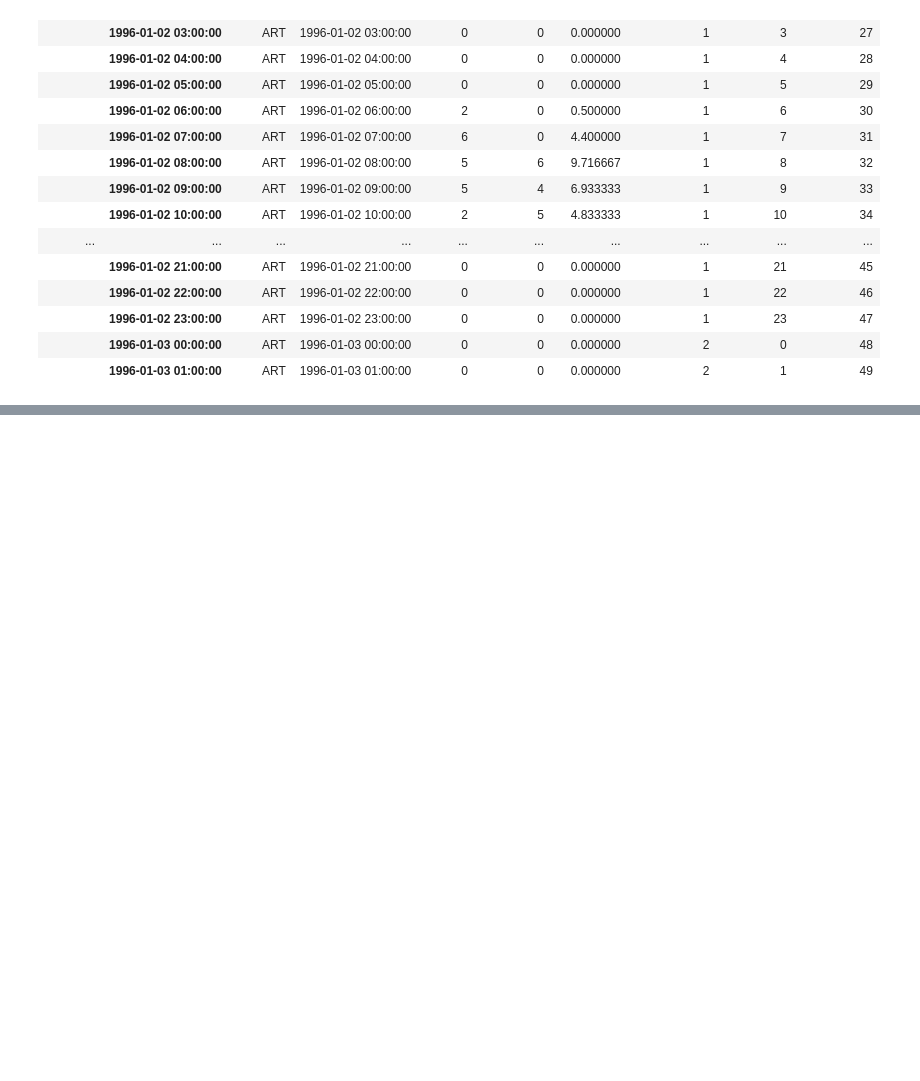
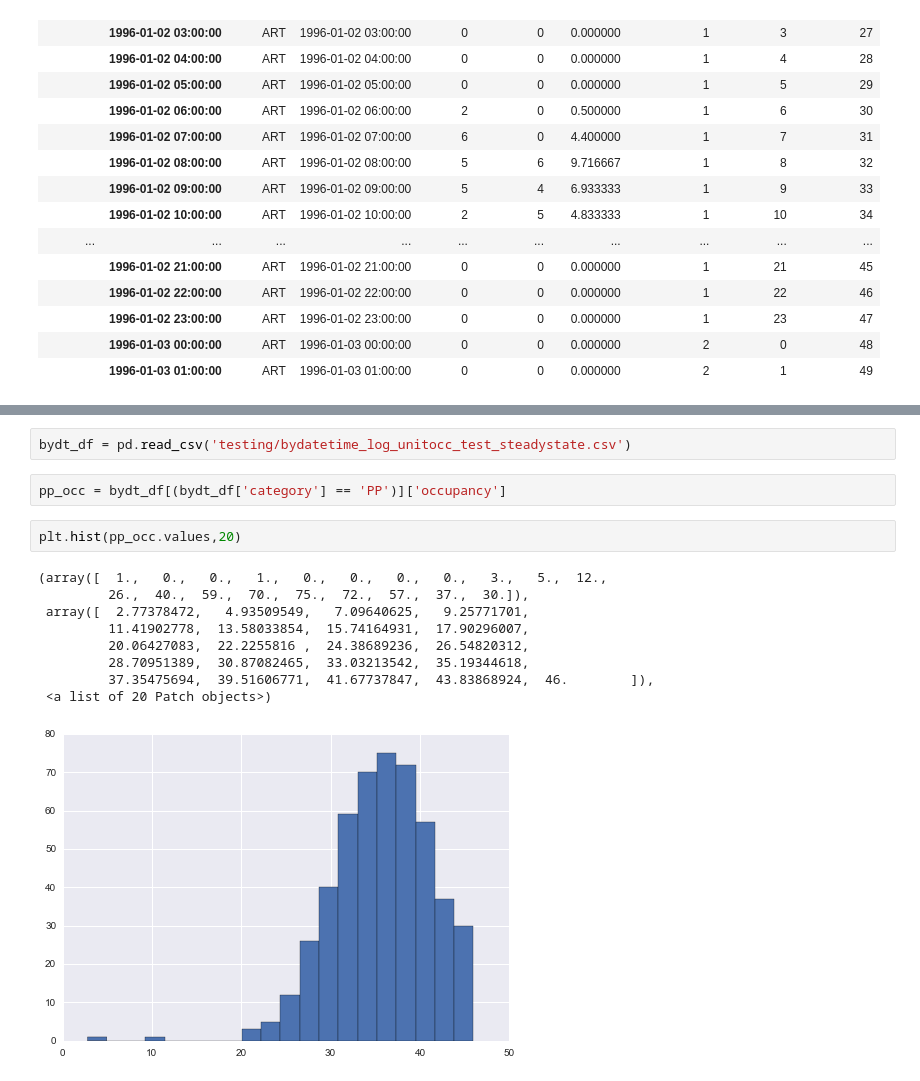
Before and after one commit to misken/hillmaker, a Jupyter notebook: hillmaker/hillPyTesting-Core.ipynb, the cells around one changed output, grey strips where cells are left out. Saved outputs shown, nothing was run; the diff lists cells and outputs as text; blank space fills up the shorter version.

```diff
--- a/hillmaker/hillPyTesting-Core.ipynb
+++ b/hillmaker/hillPyTesting-Core.ipynb
@@ -415,0 +506,16 @@ Wall time: 1min 17s
+# %%
+bydt_df = pd.read_csv('testing/bydatetime_log_unitocc_test_steadystate.csv')
+# %%
+pp_occ = bydt_df[(bydt_df['category'] == 'PP')]['occupancy']
+# %%
+plt.hist(pp_occ.values,20)
+# %% [output]
+(array([  1.,   0.,   0.,   1.,   0.,   0.,   0.,   0.,   3.,   5.,  12.,
+         26.,  40.,  59.,  70.,  75.,  72.,  57.,  37.,  30.]),
+ array([  2.77378472,   4.93509549,   7.09640625,   9.25771701,
+         11.41902778,  13.58033854,  15.74164931,  17.90296007,
+         20.06427083,  22.2255816 ,  24.38689236,  26.54820312,
+         28.70951389,  30.87082465,  33.03213542,  35.19344618,
+         37.35475694,  39.51606771,  41.67737847,  43.83868924,  46.        ]),
+ <a list of 20 Patch objects>)
+[figure, added]
```
Also changed, not shown: parts of 12 cells of this notebook, 1 other file.
